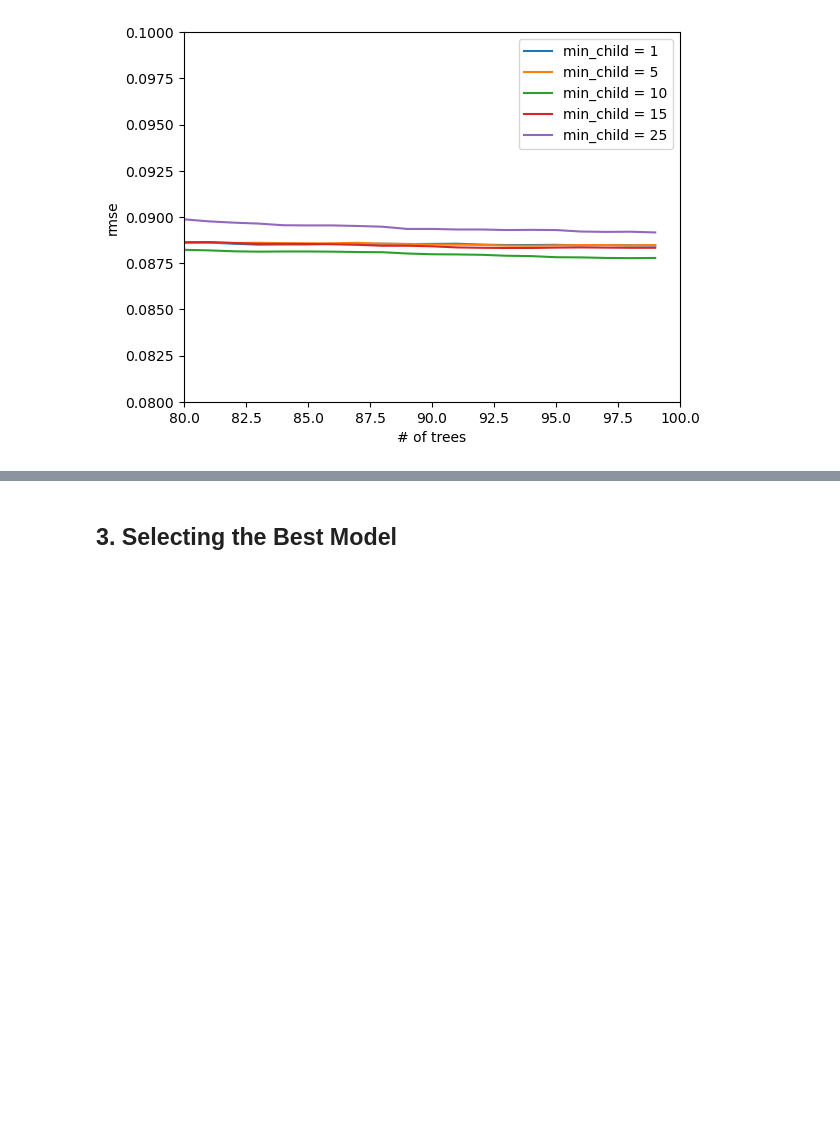
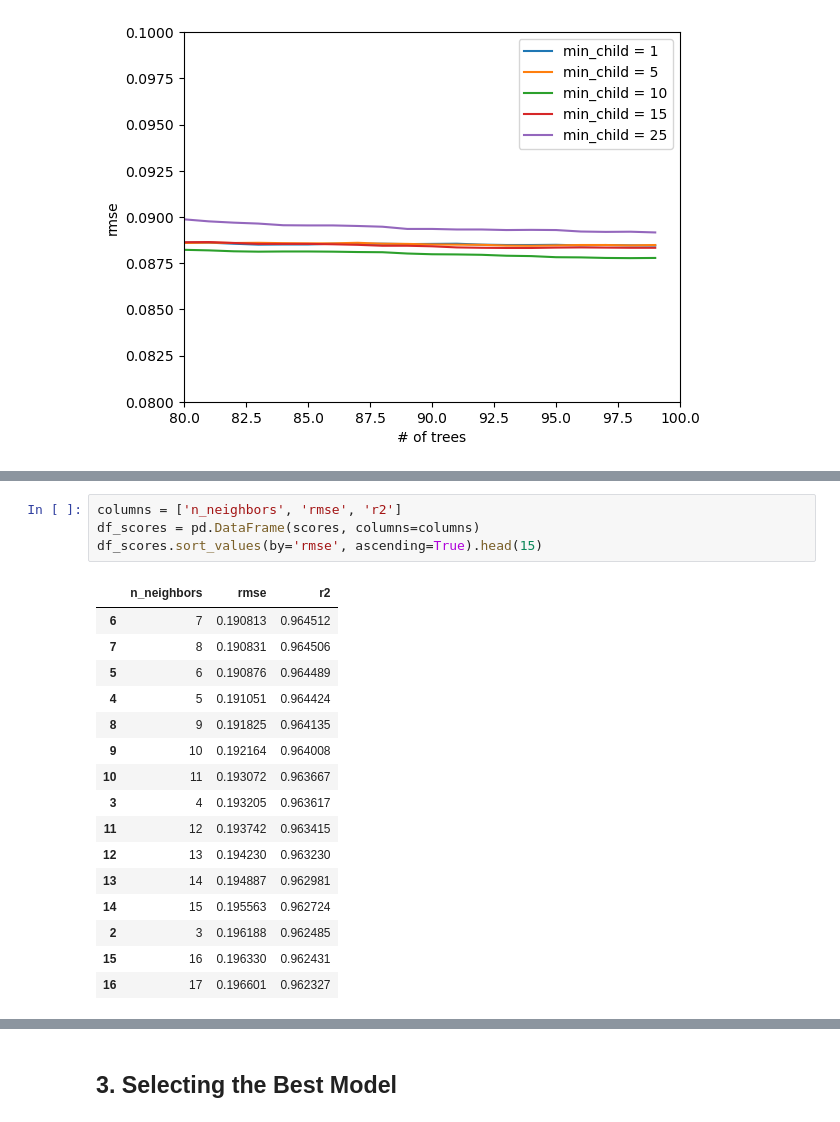
Before and after one commit to harg74/ML_ZoomCamp_2022, a Jupyter notebook: capstone_project_one/diamonds_notebook.ipynb, the cells around one changed output, grey strips where cells are left out. Drawn from its saved outputs; the diff is of its cells as text; blank space fills up the shorter version.

```diff
--- a/capstone_project_one/diamonds_notebook.ipynb
+++ b/capstone_project_one/diamonds_notebook.ipynb
@@ -660,0 +694,21 @@ plt.show()
+# %%
+columns = ['n_neighbors', 'rmse', 'r2']
+df_scores = pd.DataFrame(scores, columns=columns)
+df_scores.sort_values(by='rmse', ascending=True).head(15)
+# %% [output]
+|  | n_neighbors | rmse | r2 |
+| 6 | 7 | 0.190813 | 0.964512 |
+| 7 | 8 | 0.190831 | 0.964506 |
+| 5 | 6 | 0.190876 | 0.964489 |
+| 4 | 5 | 0.191051 | 0.964424 |
+| 8 | 9 | 0.191825 | 0.964135 |
+| 9 | 10 | 0.192164 | 0.964008 |
+| 10 | 11 | 0.193072 | 0.963667 |
+| 3 | 4 | 0.193205 | 0.963617 |
+| 11 | 12 | 0.193742 | 0.963415 |
+| 12 | 13 | 0.194230 | 0.963230 |
+| 13 | 14 | 0.194887 | 0.962981 |
+| 14 | 15 | 0.195563 | 0.962724 |
+| 2 | 3 | 0.196188 | 0.962485 |
+| 15 | 16 | 0.196330 | 0.962431 |
+| 16 | 17 | 0.196601 | 0.962327 |
```
Also changed, not shown: parts of 25 cells of this notebook, 19 other files.
